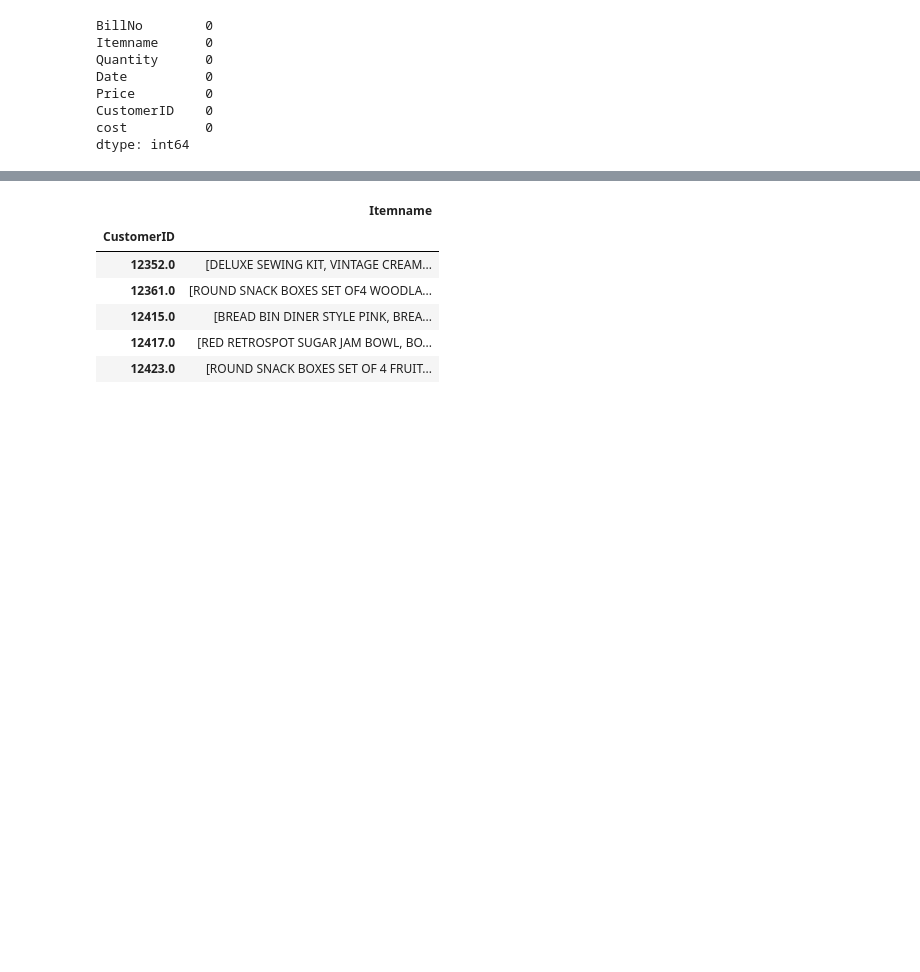
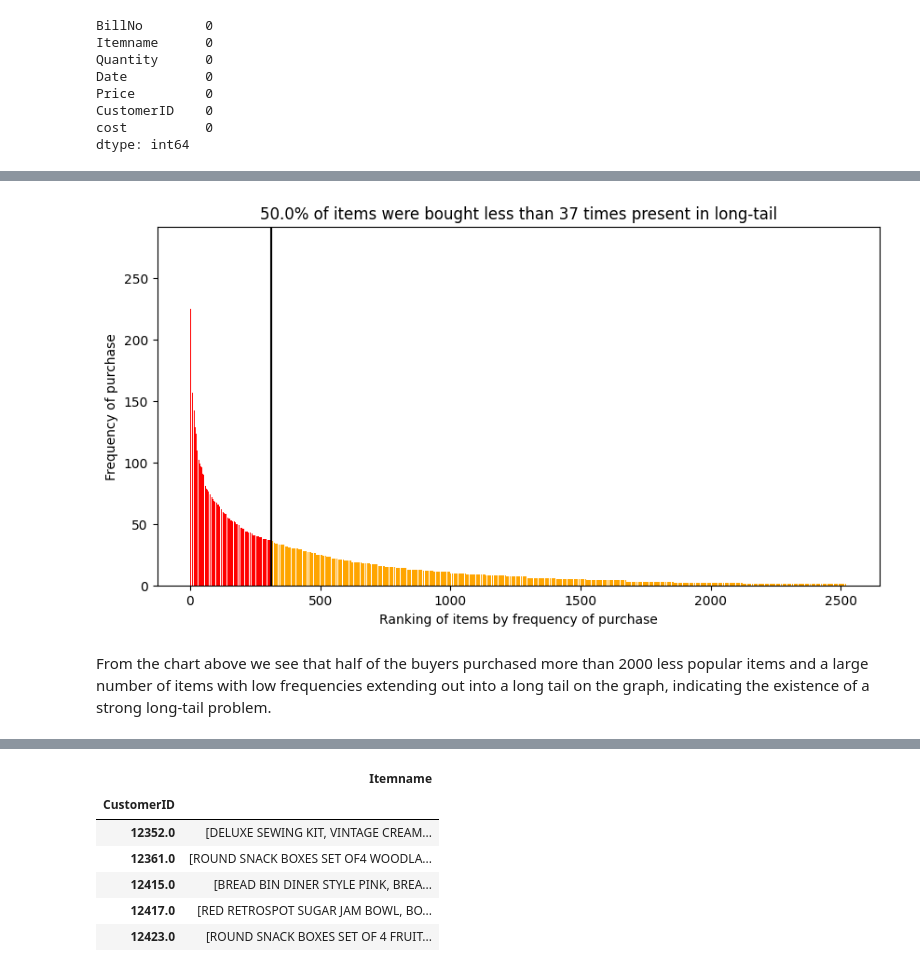
Before and after one commit to KaneZhao/Product_Recommendation, a Jupyter notebook: a1875043_assign2.ipynb, the cells around one changed output, grey strips where cells are left out. Saved outputs shown, nothing was run; the diff lists cells and outputs as text; code cells hidden in the pictures; blank space fills up the shorter version.

```diff
--- a/a1875043_assign2.ipynb
+++ b/a1875043_assign2.ipynb
@@ -308,0 +227,36 @@ One Hot Encoding
+# %%
+def plot_long_tail(item_names_column):
+    # Count the frequency of each item
+    item_frequency = item_names_column.value_counts()
+
+    # Set threshold to 50% of total items bought by item rankings
+    threshold = 0.5
+    cumulative_freq_products = np.cumsum(item_frequency)
+    popularity_threshold_item = len(cumulative_freq_products[cumulative_freq_products < item_frequency.sum() * threshold])
+    popularity_threshold = item_frequency[popularity_threshold_item+1]
+
+    fig, ax = plt.subplots(figsize=(10,5), dpi=100)
+
+    # Plotting the count of each unique item by separating them with reference to popularity threshold
+    for i in range(len(item_frequency)):
+        if item_frequency[i] >= popularity_threshold:
+            ax.bar(i, item_frequency[i], color="red")
+        else:
+            ax.bar(i, item_frequency[i], color="orange")
+
+    # Setting labels and title
+    ax.set_xlabel('Ranking of items by frequency of purchase')
+    ax.set_ylabel('Frequency of purchase')
+    ax.set_title(f'{(1-threshold)*100}% of items were bought less than {popularity_threshold} times present in long-tail')
+
+    # Adding a vertical line to separate popular and unpopular items
+    n_popular_items = sum(item_frequency >= popularity_threshold)
+    ax.axvline(x=n_popular_items, color="black")
+
+    plt.show()
+# %%
+plot_long_tail(data_train["Itemname"])
+# %% [output]
+[figure, added]
+# %% [markdown]
+From the chart above we see that half of the buyers purchased more than 2000 less popular items and a large number of items with low frequencies extending out into a long tail on the graph, indicating the existence of a strong long-tail problem.
```
Also changed, not shown: parts of 76 cells of this notebook.
